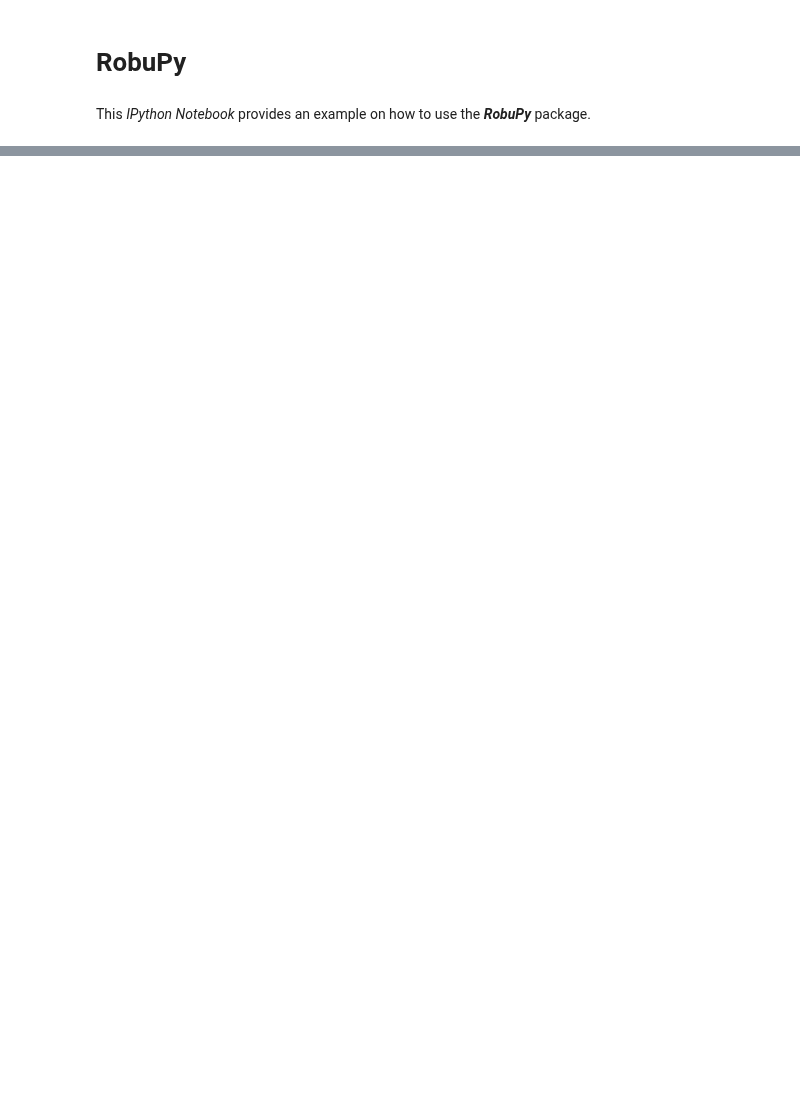
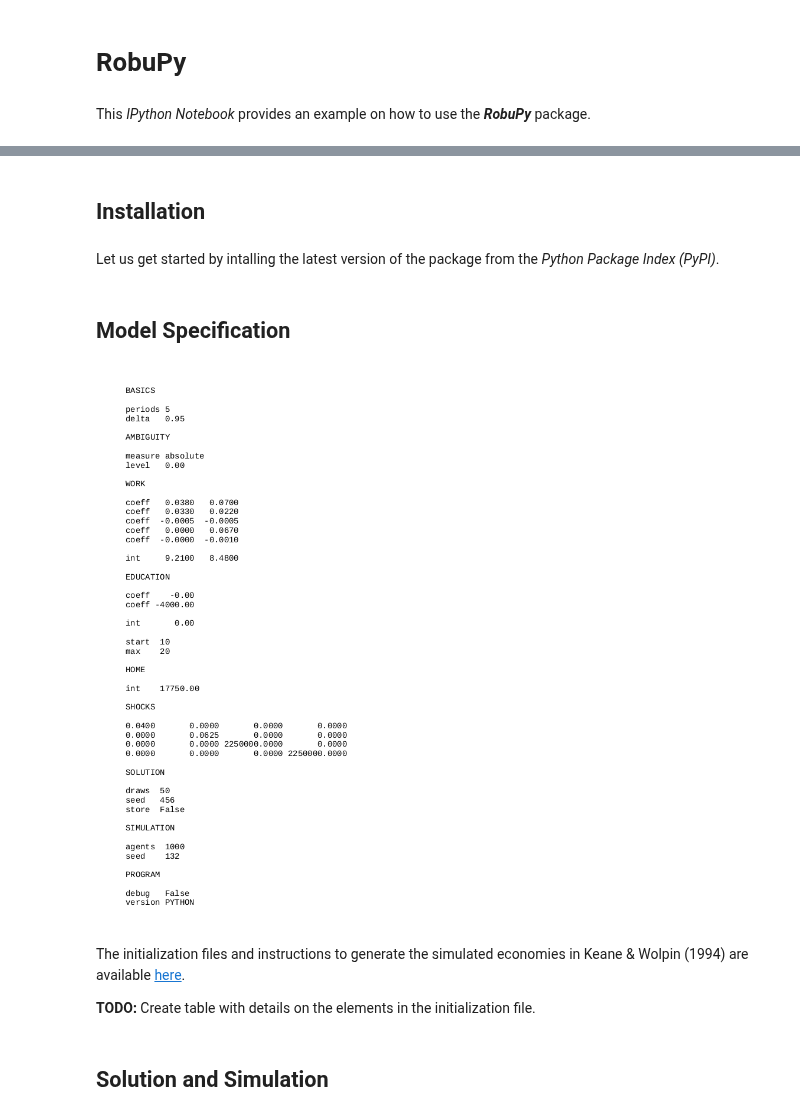
Before and after one commit to OpenSourceEconomics/respy, a Jupyter notebook: example/example.ipynb, the cells around one changed output, grey strips where cells are left out. Saved outputs shown, nothing was run; the diff lists cells and outputs as text; code cells hidden in the pictures; blank space fills up the shorter version.

```diff
--- a/example/example.ipynb
+++ b/example/example.ipynb
@@ -9,0 +20,4 @@ HTML(open('custom.css', "r").read())
+# %% [markdown]
+## Installation
+# %% [markdown]
+Let us get started by intalling the latest version of the package from the *Python Package Index (PyPI)*.
@@ -9,0 +27,12 @@ HTML(open('custom.css', "r").read())
+# %% [markdown]
+## Model Specification
+# %%
+Image(filename='material/model.png', width=1000)
+# %% [output]
+[figure, added]
+# %% [markdown]
+The initialization files and instructions to generate the simulated economies in Keane & Wolpin (1994) are available [here](https://github.com/robustToolbox/package).
+
+**TODO:** Create table with details on the elements in the initialization file.
+# %% [markdown]
+## Solution and Simulation
```
Also changed, not shown: parts of 9 cells of this notebook, 4 other files.
